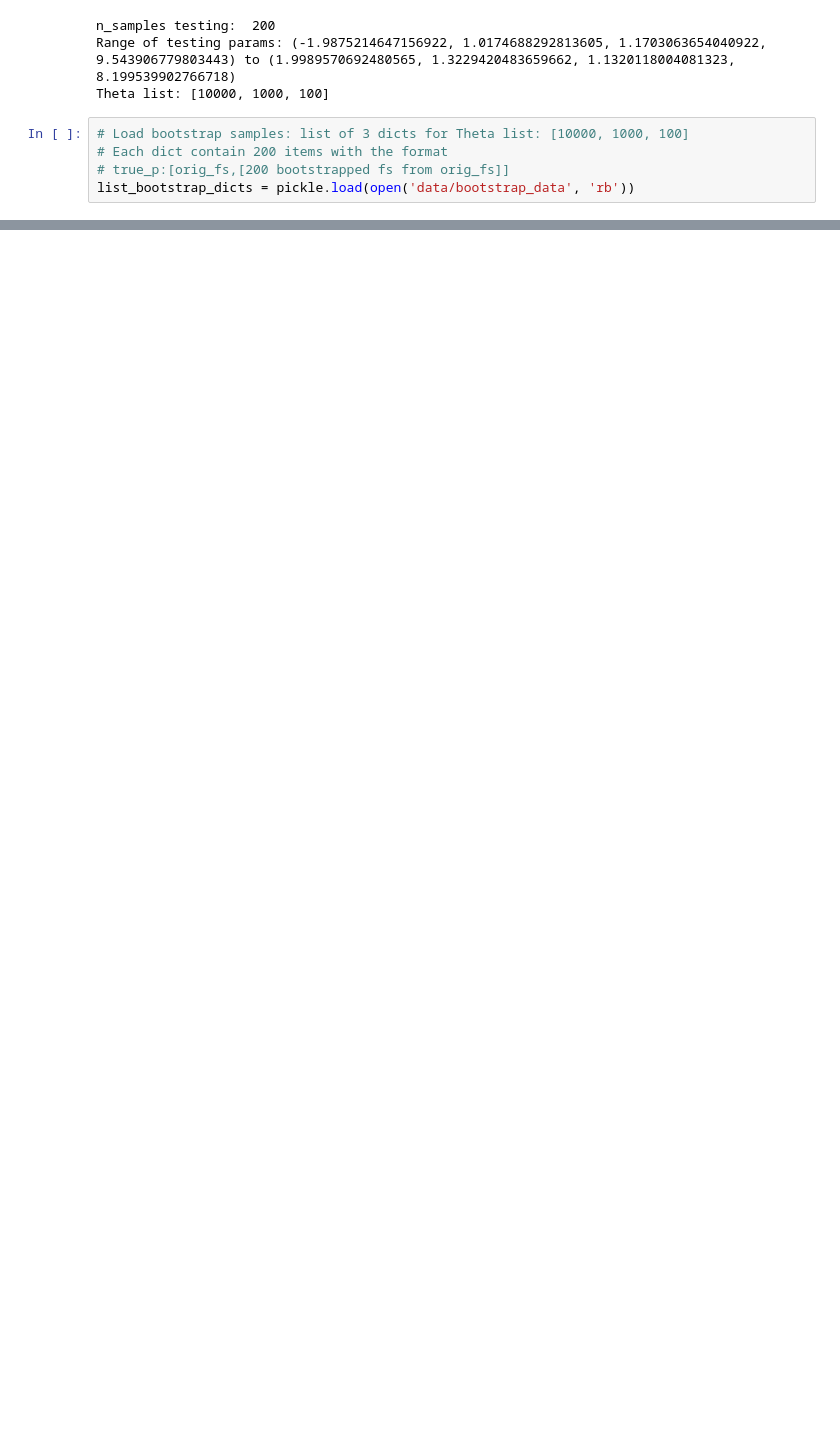
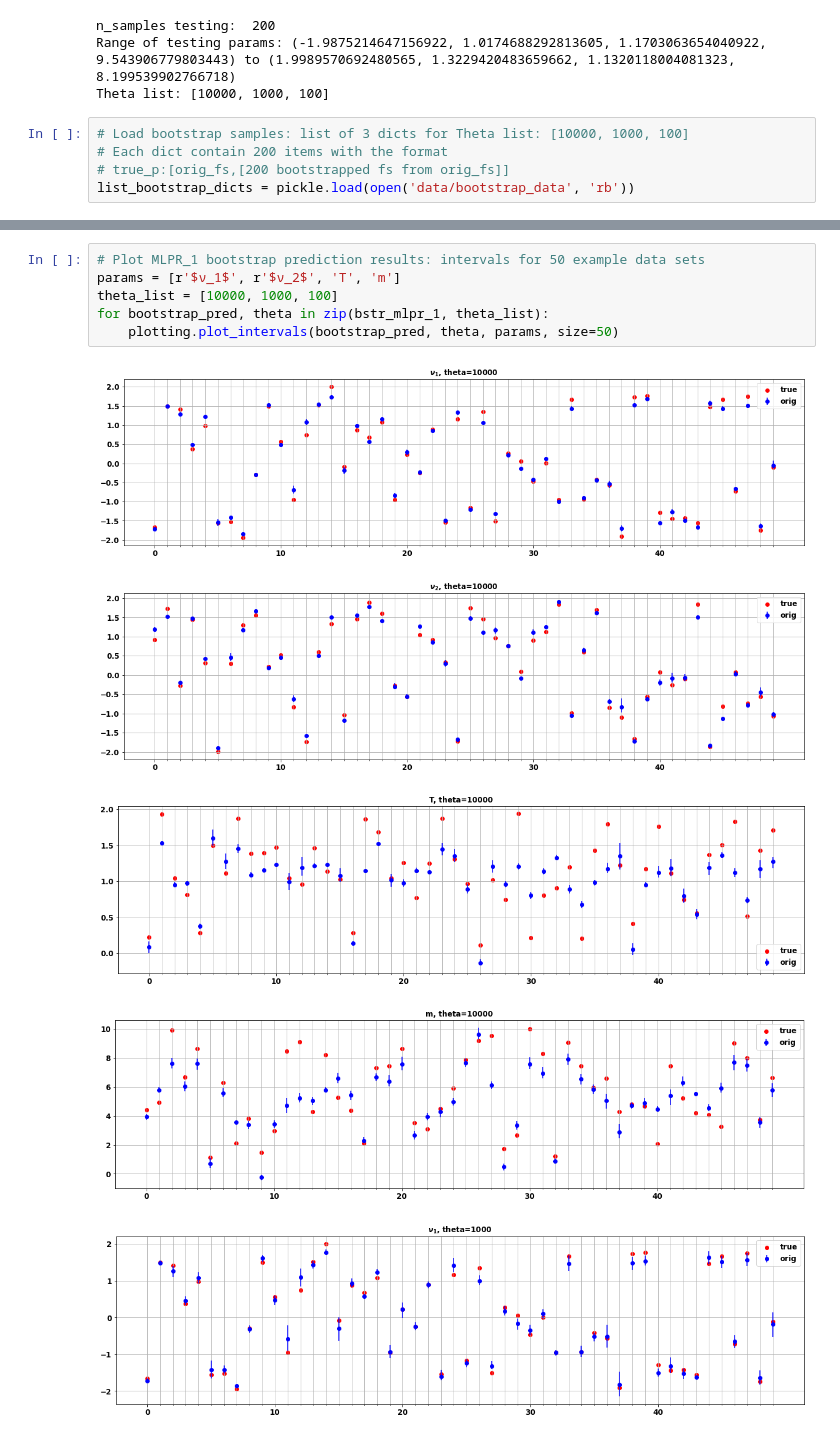
Before and after one commit to lntran26/donni, a Jupyter notebook: ml_dadi/2d_splitmig/2d_splitmig_bootstrap.ipynb, the cells around one changed output, grey strips where cells are left out. Saved outputs shown, nothing was run; the diff lists cells and outputs as text; blank space fills up the shorter version.

```diff
--- a/ml_dadi/2d_splitmig/2d_splitmig_bootstrap.ipynb
+++ b/ml_dadi/2d_splitmig/2d_splitmig_bootstrap.ipynb
@@ -151,0 +112,12 @@ for param,int_arr in zip(params, int_arr_all):
+# %%
+# Plot MLPR_1 bootstrap prediction results: intervals for 50 example data sets
+params = [r'$ν_1$', r'$ν_2$', 'T', 'm']
+theta_list = [10000, 1000, 100]
+for bootstrap_pred, theta in zip(bstr_mlpr_1, theta_list):
+    plotting.plot_intervals(bootstrap_pred, theta, params, size=50)
+# %% [output]
+[figure, added]
+[figure, added]
+[figure, added]
+[figure, added]
+[figure, added]
```
Also changed, not shown: parts of 15 cells of this notebook.
